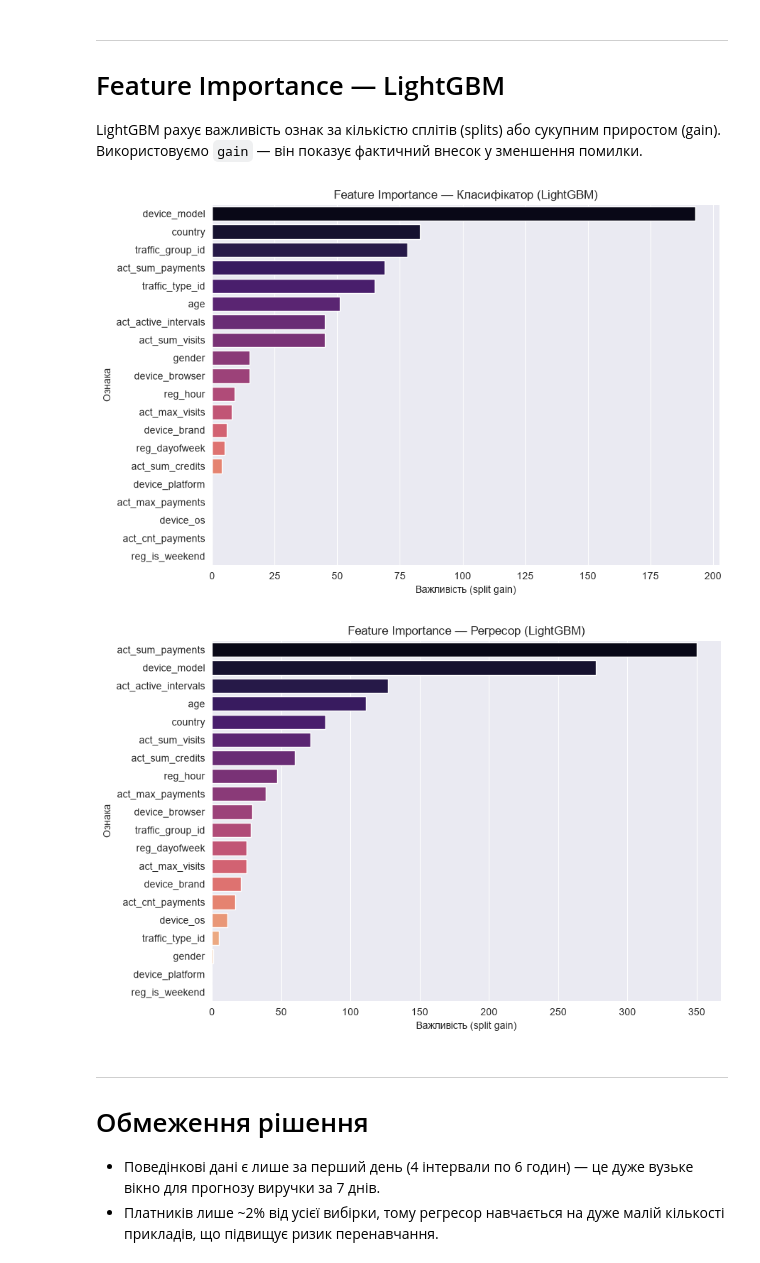
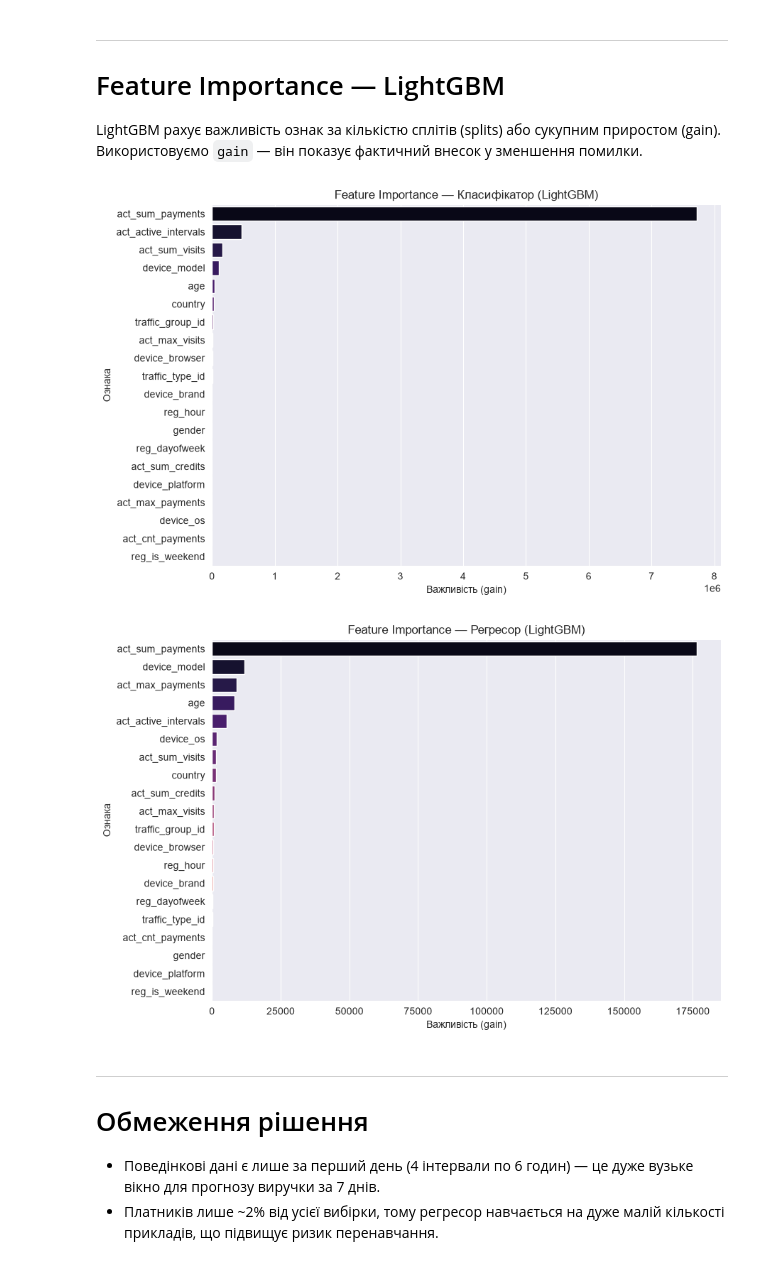
Before and after one commit to Chuchman-Dima/Revenue-Forecast-7d, a Jupyter notebook: src/ipynb/model.ipynb, the cells around one changed output. Drawn from its saved outputs; the diff is of its cells as text; code cells hidden in the pictures.

```diff
--- a/src/ipynb/model.ipynb
+++ b/src/ipynb/model.ipynb
@@ -513,11 +513,13 @@ param_grid_reg = {
     'reg_lambda': [0.0, 1.0, 10.0]
 }
 
+kf_reg = KFold(n_splits=3, shuffle=False)
+
 grid_reg = GridSearchCV(
     estimator = reg_base,
     param_grid = param_grid_reg,
     scoring = 'neg_mean_absolute_error',
-    cv = tscv,
+    cv = kf_reg,
     verbose = 1,
     n_jobs = -1
 )
@@ -527,6 +529,9 @@ grid_reg.fit(X_train_payers, y_train_payers_log)
 print(f"Найкращі параметри Регресора: {grid_reg.best_params_}")
 
 # Прогнозуємо на тесті та повертаємо з log
+# Регресор отримує весь X_test (включно з неплатниками) — це свідомо:
+# при множенні final_pred = proba * pred_reg неплатники отримають малу proba,
+# що занулить їхній внесок у фінальний прогноз.
 predicted_amount_test_log = grid_reg.best_estimator_.predict(X_test)
 predicted_amount_test     = np.expm1(predicted_amount_test_log).clip(min=0)
 # %% [output]
@@ -650,37 +653,39 @@ LightGBM рахує важливість ознак за кількістю сп
 clf_best = grid_clf.best_estimator_
 feature_names = X_train.columns.tolist()
 
+# importance_type='gain' — фактичний внесок у зменшення помилки (а не кількість сплітів)
 importance_clf = pd.DataFrame({
     "feature": feature_names,
-    "importance": clf_best.feature_importances_
+    "importance": clf_best.booster_.feature_importance(importance_type='gain')
 }).sort_values("importance", ascending=False)
 
 plt.figure(figsize=(9, 6))
 sns.barplot(data=importance_clf, x="importance", y="feature", hue="feature", palette="magma", legend=False)
 plt.title("Feature Importance — Класифікатор (LightGBM)")
-plt.xlabel("Важливість (split gain)")
+plt.xlabel("Важливість (gain)")
 plt.ylabel("Ознака")
 plt.tight_layout()
 plt.show()
 # %% [output]
-[figure, old version]
+[figure, new version]
 # %%
 reg_best = grid_reg.best_estimator_
 
+# importance_type='gain' — фактичний внесок у зменшення помилки (а не кількість сплітів)
 importance_reg = pd.DataFrame({
     "feature": feature_names,
-    "importance": reg_best.feature_importances_
+    "importance": reg_best.booster_.feature_importance(importance_type='gain')
 }).sort_values("importance", ascending=False)
 
 plt.figure(figsize=(9, 6))
 sns.barplot(data=importance_reg, x="importance", y="feature", hue="feature", palette="magma", legend=False)
 plt.title("Feature Importance — Регресор (LightGBM)")
-plt.xlabel("Важливість (split gain)")
+plt.xlabel("Важливість (gain)")
 plt.ylabel("Ознака")
 plt.tight_layout()
 plt.show()
 # %% [output]
-[figure, old version]
+[figure, new version]
 # %% [markdown]
 ---------------
 # Обмеження рішення
```
Also changed, not shown: parts of 8 cells of this notebook.
